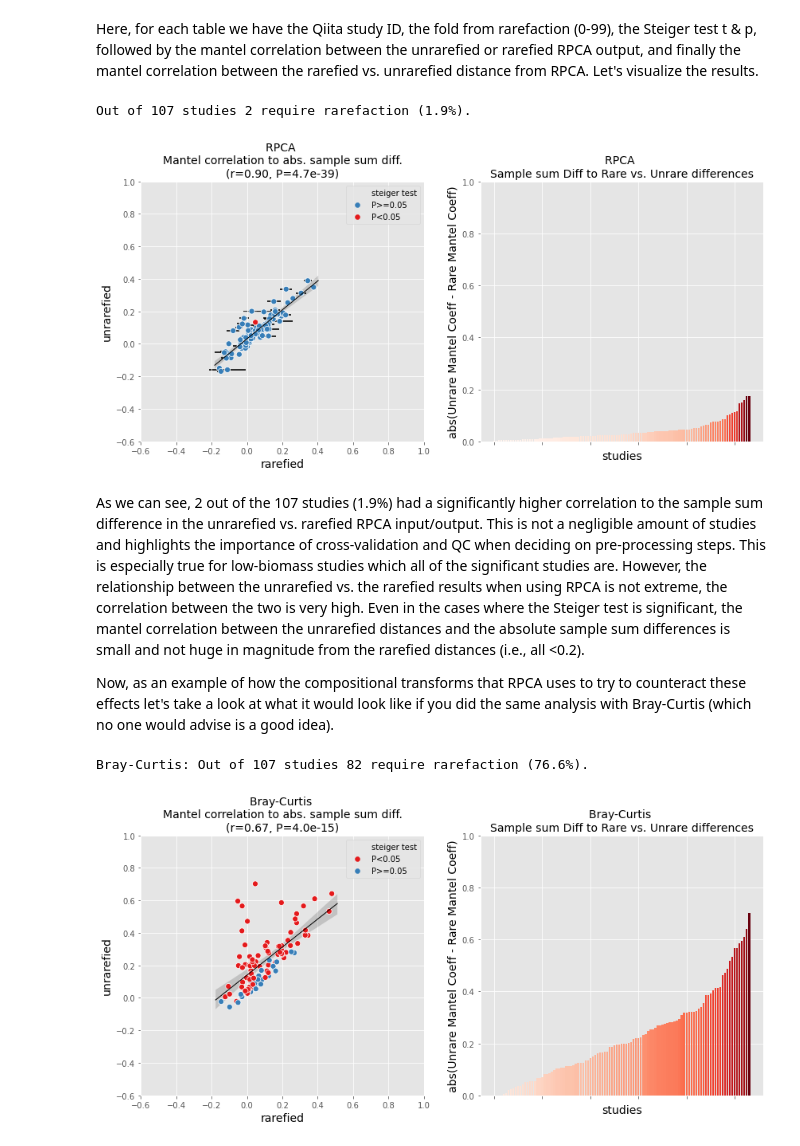
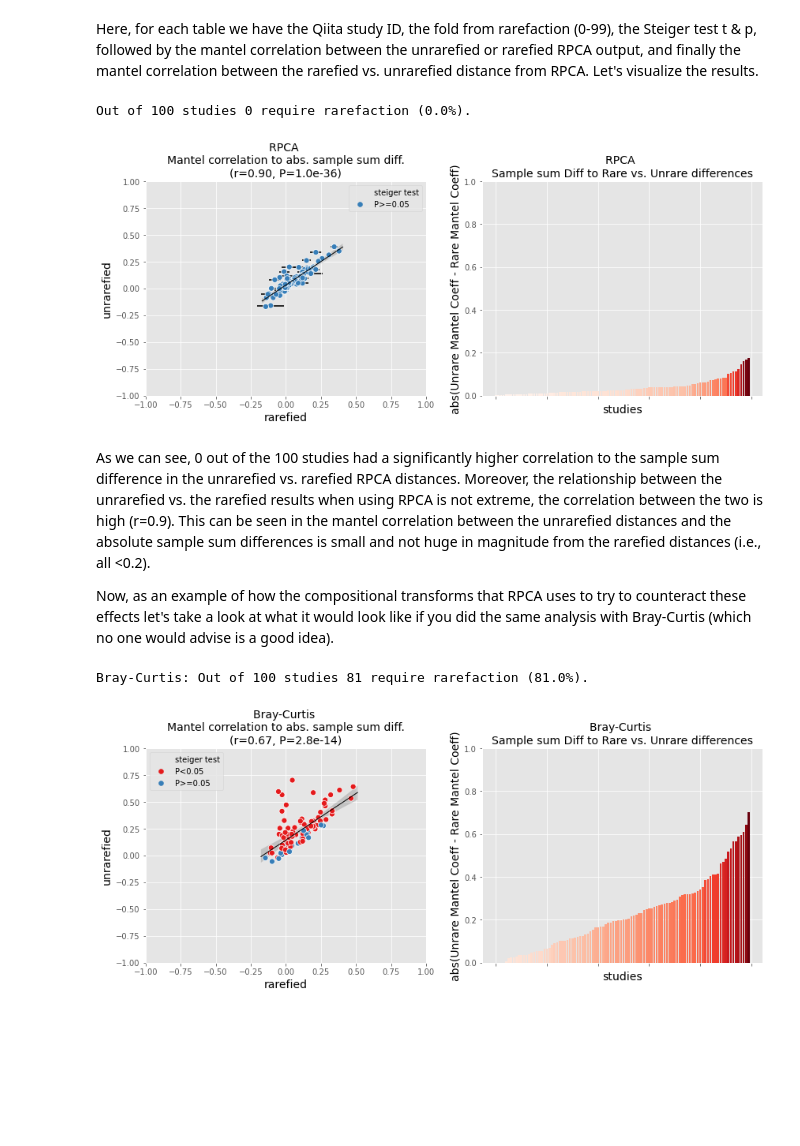
Before and after one commit to biocore/gemelli, a Jupyter notebook: ipynb/tutorials/RPCA-CV-QC-introduction.ipynb, the cells around one changed output. Saved outputs shown, nothing was run; the diff lists cells and outputs as text; code cells hidden in the pictures; blank space fills up the shorter version.

Commit message:
add updates tests examples of QC

```diff
--- a/ipynb/tutorials/RPCA-CV-QC-introduction.ipynb
+++ b/ipynb/tutorials/RPCA-CV-QC-introduction.ipynb
@@ -202,7 +204,7 @@ print('Out of %i studies %i require rarefaction (%.1f%%).' % (int(qc_results_tes
 qc_results_testing_df_all_mean['steiger test'] = (qc_results_testing_df_all_mean.p < alpha) & (qc_results_testing_df_all_mean.t < 0)
 qc_results_testing_df_all_mean['steiger test'] = qc_results_testing_df_all_mean['steiger test'].astype(str).str.replace('False', 'P>=0.05').replace('True', 'P<0.05')
 
-fig, axn = plt.subplots(1, 2, figsize=(14, 6))
+fig, axn = plt.subplots(1, 2, figsize=(14, 5))
 
 g = sns.regplot(x='rare_mantel_r',
                 y='unrare_mantel_r',
@@ -221,39 +223,39 @@ sns.scatterplot(x='rare_mantel_r',
                                           'P<0.05':'#e41a1c'})
 axn[0].set_ylabel('unrarefied', fontsize=14, color='black')
 axn[0].set_xlabel('rarefied', fontsize=14, color='black')
 r_, p_ = pearsonr(qc_results_testing_df_all_mean['rare_mantel_r'],
                      qc_results_testing_df_all_mean['unrare_mantel_r'])
 if 'e' in str(p_):
     p_ = str(p_)
     p_ = p_[:3] + p_[p_.index('e'):]
 else:
     p_   = "%.2f" % (p_)
 axn[0].set_title('RPCA \nMantel correlation to abs. sample sum diff.\n(r=%.2f, P=%s)' % (r_, p_),
           fontsize=14, color='black')
 
-axn[0].set_ylim(-0.6, 1)
-axn[0].set_xlim(-0.6, 1)
+axn[0].set_ylim(-1, 1)
+axn[0].set_xlim(-1, 1)
 
 qc_results_testing_df_all['diff'] = abs(qc_results_testing_df_all.rare_mantel_r - qc_results_testing_df_all.unrare_mantel_r)
 my_cmap = plt.get_cmap("Reds")
 rescale = lambda y: (y - np.min(y)) / (np.max(y) - np.min(y))
 qc_results_testing_df_all = qc_results_testing_df_all.groupby('study_id').mean().sort_values('diff')
 axn[1].bar(range(qc_results_testing_df_all.shape[0]),
            qc_results_testing_df_all['diff'],
            color=my_cmap(rescale(qc_results_testing_df_all['diff'])))
 axn[1].set_xticklabels([])
 axn[1].set_ylim(0, 1)
 axn[1].set_ylabel('abs(Unrare Mantel Coeff - Rare Mantel Coeff)', fontsize=14, color='black')
 axn[1].set_xlabel('studies', fontsize=14, color='black')
 axn[1].set_title('RPCA \nSample sum Diff to Rare vs. Unrare differences',
           fontsize=14, color='black')
 
 plt.show()
 # %% [output]
-Out of 107 studies 2 require rarefaction (1.9%).
+Out of 100 studies 0 require rarefaction (0.0%).
-[figure, old version]
+[figure, new version]
 # %% [markdown]
-As we can see, 2 out of the 107 studies (1.9%) had a significantly higher correlation to the sample sum difference in the unrarefied vs. rarefied RPCA input/output. This is not a negligible amount of studies and highlights the importance of cross-validation and QC when deciding on pre-processing steps. This is especially true for low-biomass studies which all of the significant studies are. However, the relationship between the unrarefied vs. the rarefied results when using RPCA is not extreme, the correlation between the two is very high. Even in the cases where the Steiger test is significant, the mantel correlation between the unrarefied distances and the absolute sample sum differences is small and not huge in magnitude from the rarefied distances (i.e., all <0.2).
+As we can see, 0 out of the 100 studies had a significantly higher correlation to the sample sum difference in the unrarefied vs. rarefied RPCA distances. Moreover, the relationship between the unrarefied vs. the rarefied results when using RPCA is not extreme, the correlation between the two is high (r=0.9). This can be seen in the mantel correlation between the unrarefied distances and the absolute sample sum differences is small and not huge in magnitude from the rarefied distances (i.e., all <0.2).
 
 
 Now, as an example of how the compositional transforms that RPCA uses to try to counteract these effects let's take a look at what it would look like if you did the same analysis with Bray-Curtis (which no one would advise is a good idea).
@@ -276,7 +278,7 @@ print('Bray-Curtis: Out of %i studies %i require rarefaction (%.1f%%).' % (int(b
 bc_qc_results_testing_df_all_mean['steiger test'] = bc_qc_results_testing_df_all_mean.p < alpha
 bc_qc_results_testing_df_all_mean['steiger test'] = bc_qc_results_testing_df_all_mean['steiger test'].astype(str).str.replace('False', 'P>=0.05').replace('True', 'P<0.05')
 
-fig, axn = plt.subplots(1, 2, figsize=(14, 6))
+fig, axn = plt.subplots(1, 2, figsize=(14, 5))
 
 g = sns.regplot(x='rare_mantel_r',
                 y='unrare_mantel_r',
@@ -305,8 +307,8 @@ else:
     p_   = "%.2f" % (p_)
 axn[0].set_title('Bray-Curtis \nMantel correlation to abs. sample sum diff.\n(r=%.2f, P=%s)' % (r_, p_),
           fontsize=14, color='black')
-axn[0].set_ylim(-0.6, 1)
-axn[0].set_xlim(-0.6, 1)
+axn[0].set_ylim(-1, 1)
+axn[0].set_xlim(-1, 1)
 
 bc_testing_df_all['diff'] = abs(abs(bc_testing_df_all.rare_mantel_r) - abs(bc_testing_df_all.unrare_mantel_r))
 my_cmap = plt.get_cmap("Reds")
@@ -324,6 +326,6 @@ axn[1].set_title('Bray-Curtis \nSample sum Diff to Rare vs. Unrare differences',
 
 plt.show()
 # %% [output]
-Bray-Curtis: Out of 107 studies 82 require rarefaction (76.6%).
+Bray-Curtis: Out of 100 studies 81 require rarefaction (81.0%).
-[figure, old version]
+[figure, new version]
 # %% [markdown]
```
Also changed, not shown: parts of 8 cells of this notebook, 6 other files.
